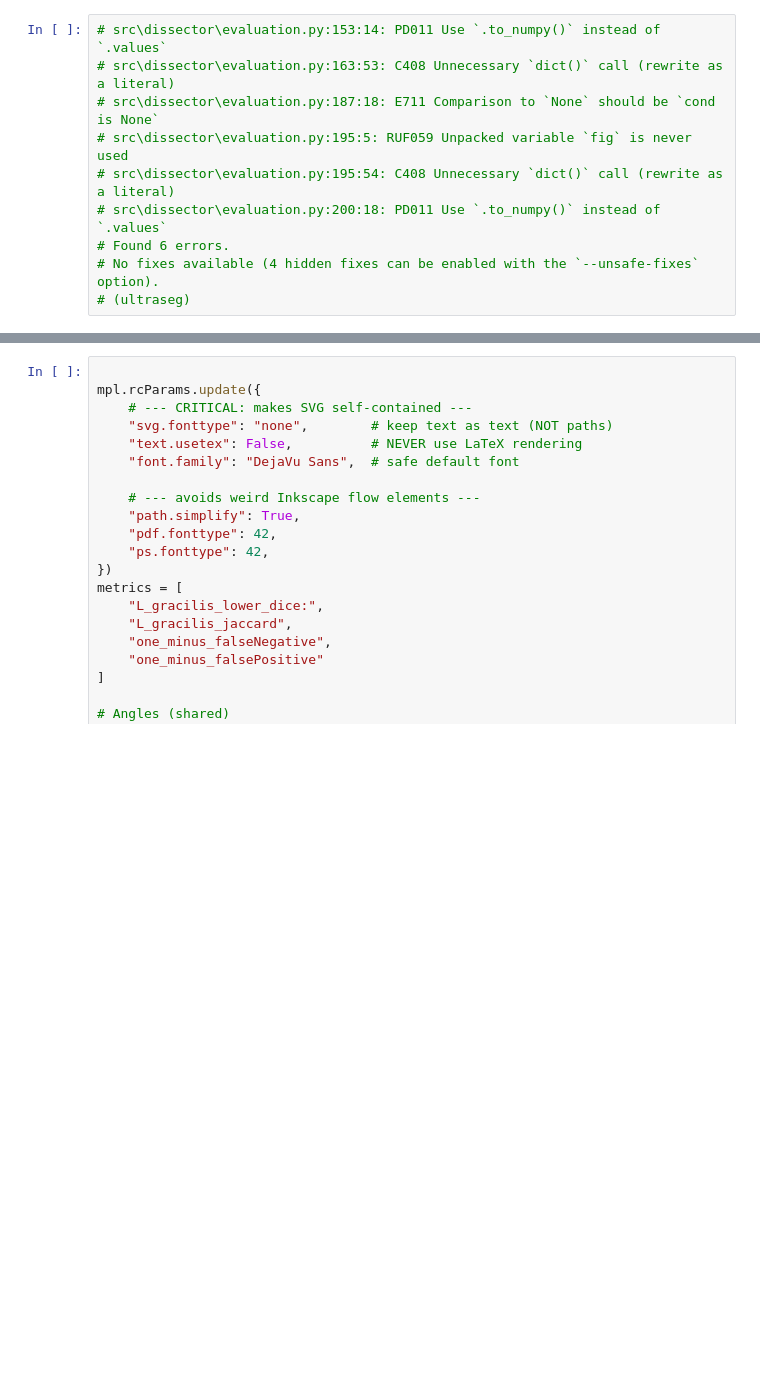
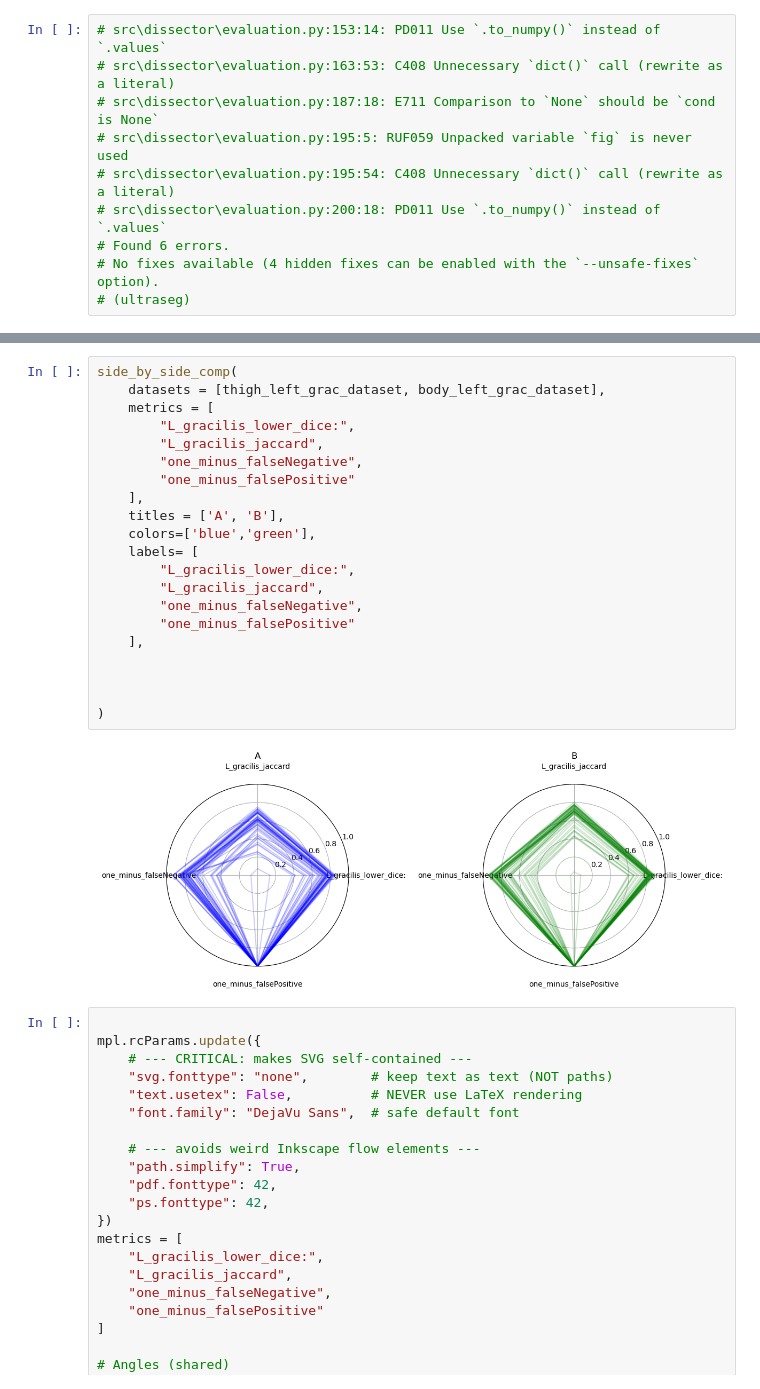
Before and after one commit to drcandacemakedamoore/dissector, a Jupyter notebook: eval_notebooks/evaluations_muscle_map/visual_compare.ipynb, the cells around one changed output, grey strips where cells are left out. Drawn from its saved outputs; the diff is of its cells as text; blank space fills up the shorter version.

```diff
--- a/eval_notebooks/evaluations_muscle_map/visual_compare.ipynb
+++ b/eval_notebooks/evaluations_muscle_map/visual_compare.ipynb
@@ -141,6 +139,29 @@ plt.title("Metrics visualization: MuscleMap Body algorithm on gracilis")
 plt.show()
 # %% [output]
 [figure]
+# %%
+side_by_side_comp(
+    datasets = [thigh_left_grac_dataset, body_left_grac_dataset],
+    metrics = [
+        "L_gracilis_lower_dice:",
+        "L_gracilis_jaccard",
+        "one_minus_falseNegative",
+        "one_minus_falsePositive"
+    ],
+    titles = ['A', 'B'],
+    colors=['blue','green'],
+    labels= [
+        "L_gracilis_lower_dice:",
+        "L_gracilis_jaccard",
+        "one_minus_falseNegative",
+        "one_minus_falsePositive"
+    ],
+
+
+
+)
+# %% [output]
+[figure, added]
 # %%
 
 mpl.rcParams.update({
```
Also changed, not shown: parts of 3 cells of this notebook, 1 other file.
